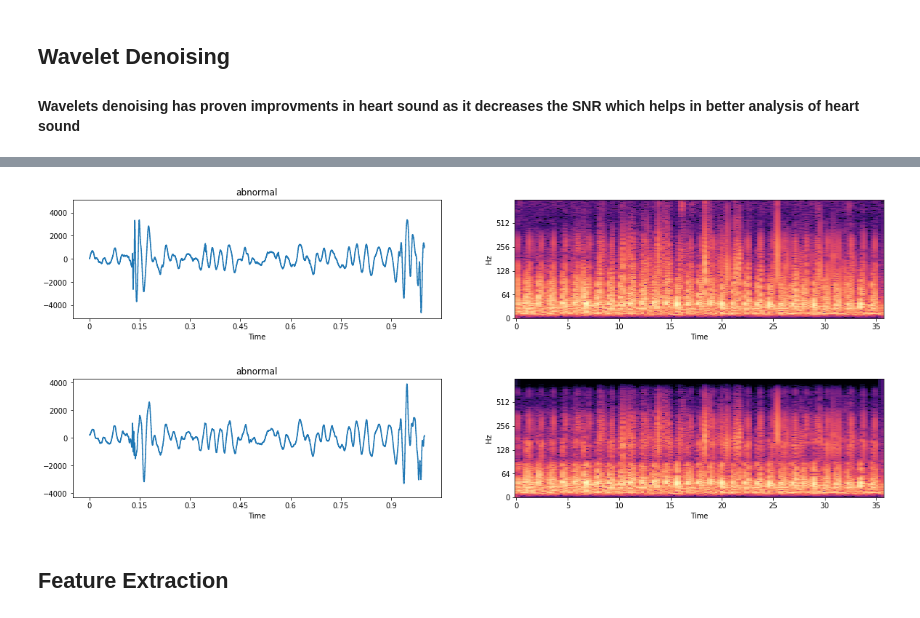
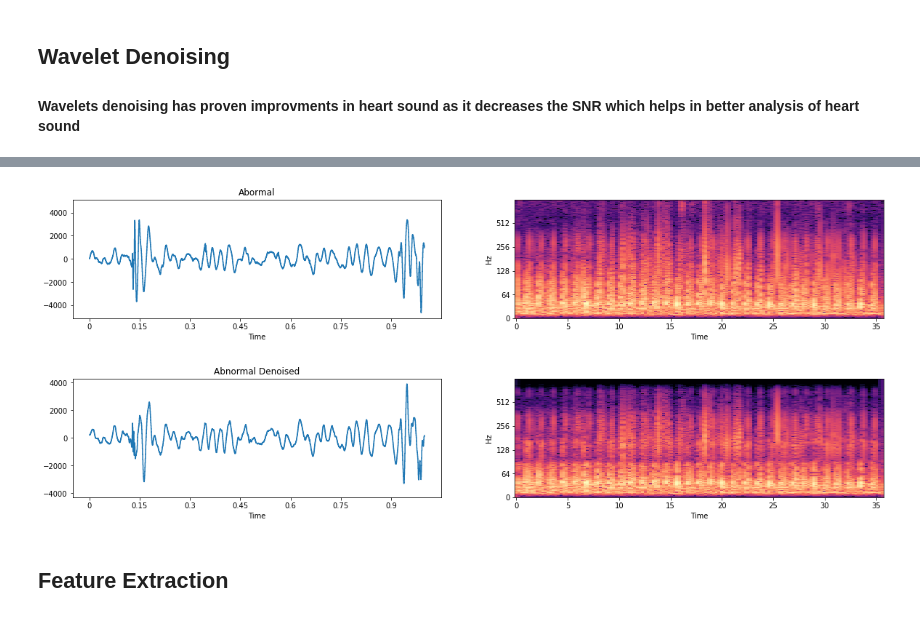
Before and after one commit to Mohamed-Ibrahim-01/heart-sound-classificatoin, a Jupyter notebook: FinalNotebook.ipynb, the cells around one changed output, grey strips where cells are left out. Cells and saved outputs as stored; diff of their text form; code cells hidden in the pictures.

```diff
--- a/FinalNotebook.ipynb
+++ b/FinalNotebook.ipynb
@@ -71,28 +29,12 @@ plt.show()
 # %% [markdown]
 ![](./docs/db6.png)
 # %%
-from utils import db6_wavelet_denoise
+from notebook_utils import view_wavlet_denoising
 
-sample_sound, title = abnormal_sound, "abnormal"
-fig, axs = plt.subplots(nrows=1, ncols=2, figsize=(20,3))
-librosa.display.waveshow(sample_sound[:2000], sr=2000, ax=axs[0])
-X = librosa.stft(sample_sound)
-Xdb = librosa.amplitude_to_db(abs(X))
-librosa.display.specshow(Xdb, sr=2000, x_axis='time', y_axis='log', ax=axs[1])
-axs[0].set_title(title)
-plt.show()
-
-sample_sound, title = db6_wavelet_denoise(abnormal_sound), "abnormal"
-fig, axs = plt.subplots(nrows=1, ncols=2, figsize=(20,3))
-librosa.display.waveshow(sample_sound[:2000], sr=2000, ax=axs[0])
-X = librosa.stft(sample_sound)
-Xdb = librosa.amplitude_to_db(abs(X))
-librosa.display.specshow(Xdb, sr=2000, x_axis='time', y_axis='log', ax=axs[1])
-axs[0].set_title(title)
-plt.show()
+view_wavlet_denoising()
 # %% [output]
 [figure]
-[figure, old version]
+[figure, new version]
 # %% [markdown]
 ## Feature Extraction
 # %% [markdown]
```
Also changed, not shown: parts of 15 cells of this notebook.
